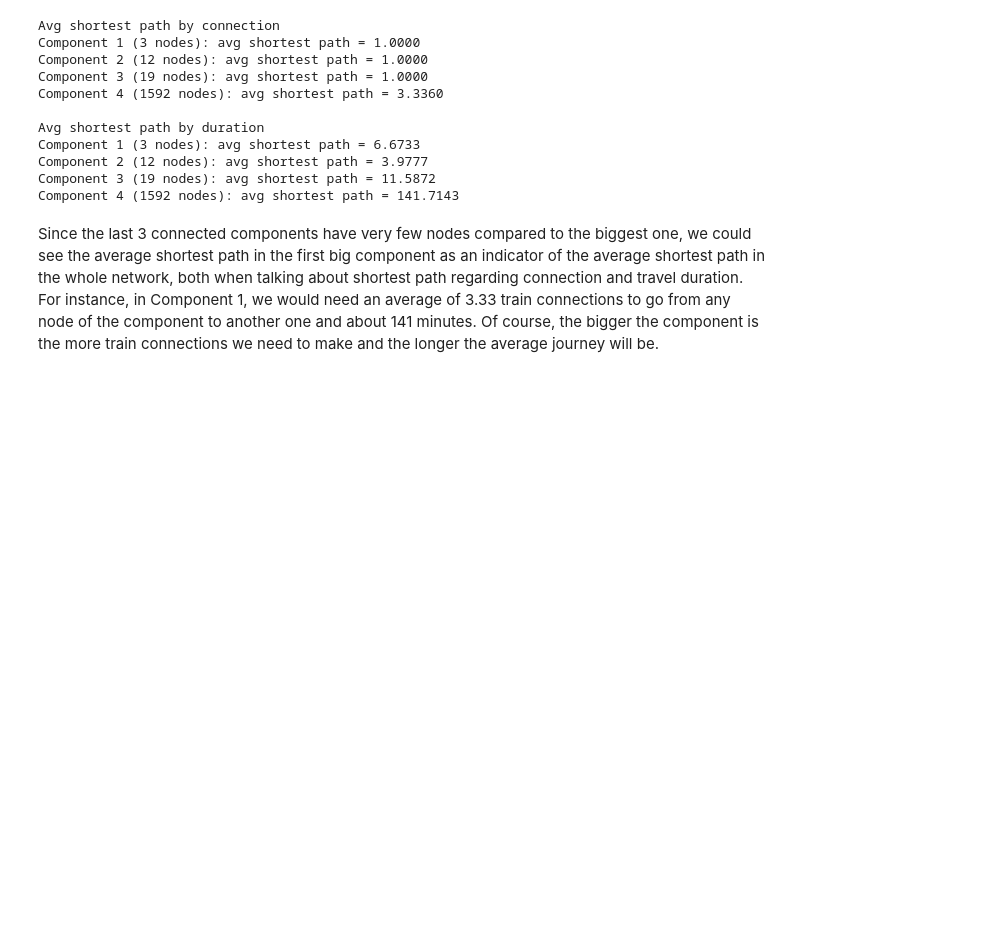
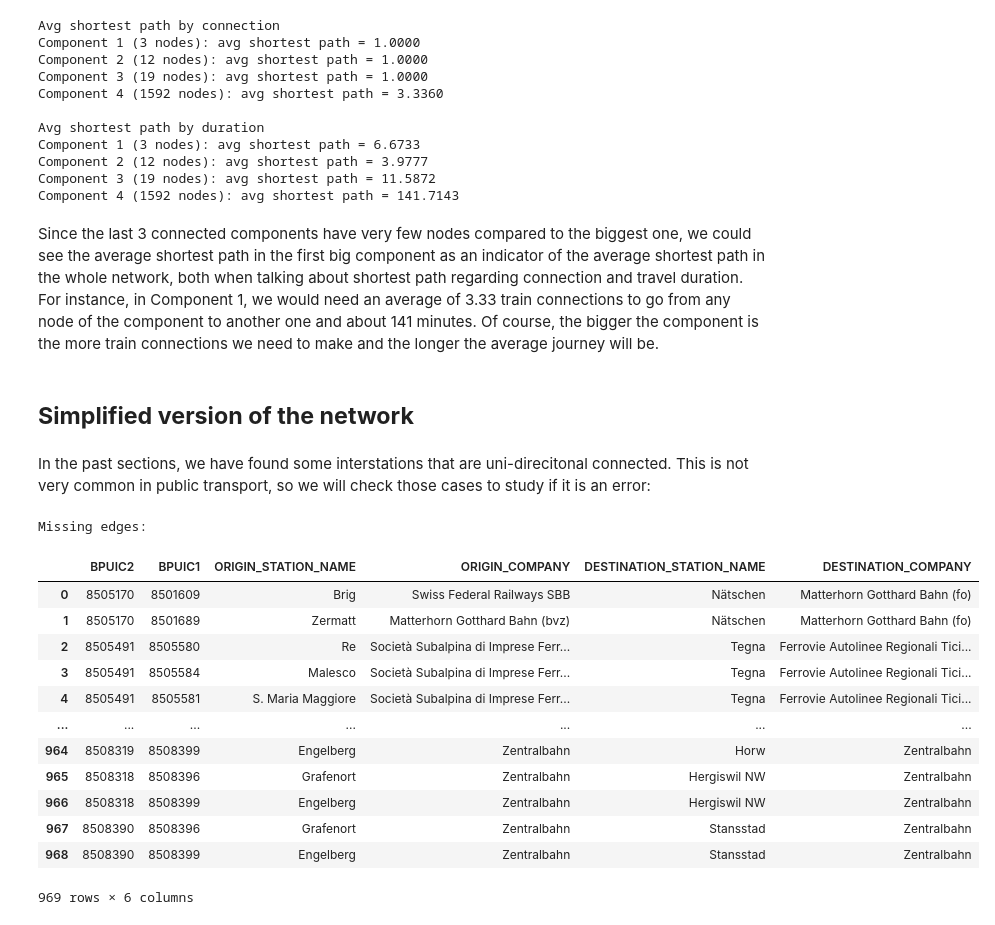
Before and after one commit to alvarosg285/swiss_railway_complex_network, a Jupyter notebook: main.ipynb, the cells around one changed output. Saved outputs shown, nothing was run; the diff lists cells and outputs as text; code cells hidden in the pictures; blank space fills up the shorter version.

```diff
--- a/main.ipynb
+++ b/main.ipynb
@@ -757,3 +757,58 @@ Component 3 (19 nodes): avg shortest path = 11.5872
 Component 4 (1592 nodes): avg shortest path = 141.7143
 # %% [markdown]
 Since the last 3 connected components have very few nodes compared to the biggest one, we could see the average shortest path in the first big component as an indicator of the average shortest path in the whole network, both when talking about shortest path regarding connection and travel duration. For instance, in Component 1, we would need an average of 3.33 train connections to go from any node of the component to another one and about 141 minutes. Of course, the bigger the component is the more train connections we need to make and the longer the average journey will be.
+# %% [markdown]
+## **Simplified version of the network**
+# %% [markdown]
+In the past sections, we have found some interstations that are uni-direcitonal connected. This is not very common in public transport, so we will check those cases to study if it is an error:
+# %%
+edges = df_edges[['BPUIC1', 'BPUIC2']].drop_duplicates()
+
+# Creating the expected inverted edges
+# If we have A -> B, we expect B -> A.
+expected_reverse_edges = edges.rename(columns={'BPUIC1': 'BPUIC2', 'BPUIC2': 'BPUIC1'})
+
+# We search the inverted edges that are not in the original edges
+merged_edges = expected_reverse_edges.merge(edges, on=['BPUIC1', 'BPUIC2'], how='left', indicator=True)
+missing_edges = merged_edges[merged_edges['_merge'] == 'left_only'].drop(columns=['_merge'])
+
+# We add the info of the origin station
+missing_edges_info = missing_edges.merge(
+    df_nodes[['BPUIC', 'STATION_NAME', 'COMPANY']],
+    left_on='BPUIC1',
+    right_on='BPUIC',
+    how='left'
+).rename(columns={
+    'STATION_NAME': 'ORIGIN_STATION_NAME',
+    'COMPANY': 'ORIGIN_COMPANY'
+}).drop(columns=['BPUIC'])
+
+# We add the info of the destination station
+missing_edges_info = missing_edges_info.merge(
+    df_nodes[['BPUIC', 'STATION_NAME', 'COMPANY']],
+    left_on='BPUIC2',
+    right_on='BPUIC',
+    how='left'
+).rename(columns={
+    'STATION_NAME': 'DESTINATION_STATION_NAME',
+    'COMPANY': 'DESTINATION_COMPANY'
+}).drop(columns=['BPUIC'])
+
+
+print("Missing edges:")
+display(missing_edges_info)
+# %% [output]
+Missing edges:
+|  | BPUIC2 | BPUIC1 | ORIGIN_STATION_NAME | ORIGIN_COMPANY | DESTINATION_STATION_NAME | DESTINATION_COMPANY |
+| 0 | 8505170 | 8501609 | Brig | Swiss Federal Railways SBB | Nätschen | Matterhorn Gotthard Bahn (fo) |
+| 1 | 8505170 | 8501689 | Zermatt | Matterhorn Gotthard Bahn (bvz) | Nätschen | Matterhorn Gotthard Bahn (fo) |
+| 2 | 8505491 | 8505580 | Re | Società Subalpina di Imprese Ferr... | Tegna | Ferrovie Autolinee Regionali Tici... |
+| 3 | 8505491 | 8505584 | Malesco | Società Subalpina di Imprese Ferr... | Tegna | Ferrovie Autolinee Regionali Tici... |
+| 4 | 8505491 | 8505581 | S. Maria Maggiore | Società Subalpina di Imprese Ferr... | Tegna | Ferrovie Autolinee Regionali Tici... |
+| ... | ... | ... | ... | ... | ... | ... |
+| 964 | 8508319 | 8508399 | Engelberg | Zentralbahn | Horw | Zentralbahn |
+| 965 | 8508318 | 8508396 | Grafenort | Zentralbahn | Hergiswil NW | Zentralbahn |
+| 966 | 8508318 | 8508399 | Engelberg | Zentralbahn | Hergiswil NW | Zentralbahn |
+| 967 | 8508390 | 8508396 | Grafenort | Zentralbahn | Stansstad | Zentralbahn |
+| 968 | 8508390 | 8508399 | Engelberg | Zentralbahn | Stansstad | Zentralbahn |
+969 rows × 6 columns
```
Also changed, not shown: parts of 12 cells of this notebook.
